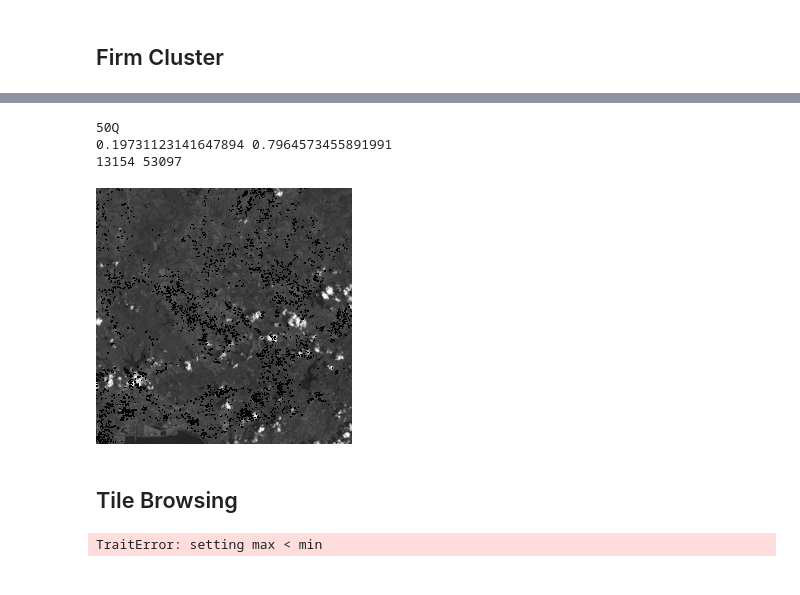
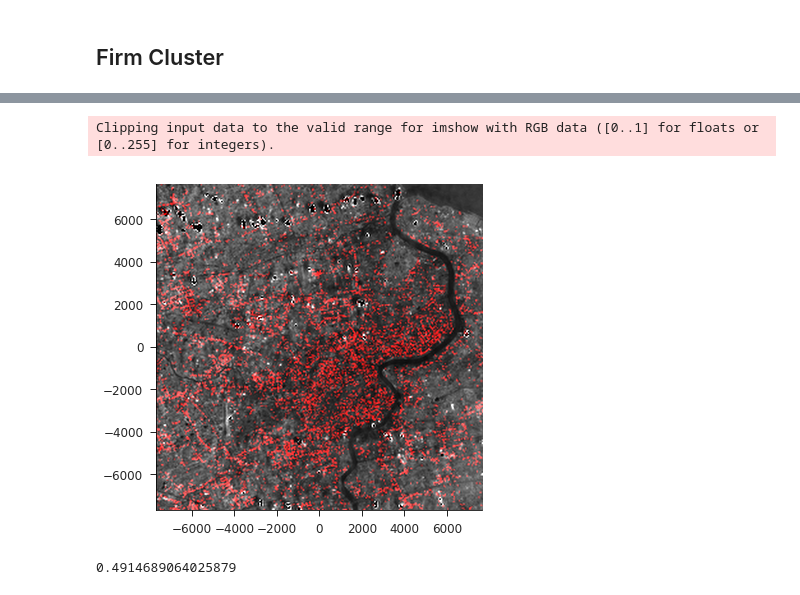
Before and after one commit to iamlemec/landsat, a Jupyter notebook: satellite.ipynb, the cells around one changed output, grey strips where cells are left out. Cells and saved outputs as stored; diff of their text form; code cells hidden in the pictures.

```diff
--- a/satellite.ipynb
+++ b/satellite.ipynb
@@ -144,8 +142,7 @@ coldefs = {
     'longitude': 'lon_bd09',
     'latitude': 'lat_bd09',
 }
-census = pd.read_csv('/home/doug/data/cluster/census/census_2004_geocode.csv', usecols=coldefs)
-census = census.rename(columns=coldefs)
+census = pd.read_csv('firms/census_2004_geocode.csv', usecols=coldefs).rename(columns=coldefs).dropna()
 census = census.dropna().drop_duplicates('id')
 census['id'] = census['id'].astype(np.int)
 # %%
@@ -163,34 +150,27 @@ ax.scatter([128], [128], c='r');
+# %%
+pixel = 15
+cmap = cm.jet
+# %%
+extent = lambda s: [-pixel*s/2, pixel*s/2, -pixel*s/2, pixel*s/2]
+decloud = lambda x, cut: np.choose(x<cut, [np.zeros_like(x), x])
+amp = lambda x, alpha: 255*((x-np.min(x))/(np.max(x)-np.min(x)))**alpha
 # %%
-fidx = 271272 # huawei
-# fidx = 601000
+# fidx = 271272 # huawei
+fidx = 1082781 # Shanghai Happy Vacuum Cleaner Factory
 rad, size = 1024, 256
+ext = extent(rad)
 finfo = census[census['id']==fidx].iloc[0]
 sat = location_tools.extract_satelite_tile(finfo['lon_bd09'], finfo['lat_bd09'], index, rad=rad, size=size, proj='bd-09')
 den = location_tools.extract_density_tile(finfo['lon_bd09'], finfo['lat_bd09'], rad=rad, size=size, proj='bd-09')
-dmask = Image.fromarray(255*(np.asarray(den)>0).astype(np.uint8))
-sat.paste(den, (0, 0), dmask)
-sat
+arr_sat, arr_den = np.asarray(sat), np.asarray(den)
+arr_sat, arr_den = 1.4*amp(decloud(arr_sat, 100), 3.5), amp(arr_den, 0.7)
+arr_mix = np.stack([arr_sat/255+2*arr_den/255, arr_sat/255, arr_sat/255], axis=2)
+fig, ax = plt.subplots(figsize=(6, 6))
+ax.imshow(arr_mix, interpolation='lanczos', extent=ext);
 # %% [output]
-50Q
-0.19731123141647894 0.7964573455891991
-13154 53097
+Clipping input data to the valid range for imshow with RGB data ([0..1] for floats or [0..255] for integers).
-[figure, old version]
+[figure, new version]
-# %% [markdown]
-## Tile Browsing
-# %%
-import glob
-import ipywidgets as widgets
-from ipywidgets import interactive
-rad = 512
-tiles = sorted(glob.glob('tiles/*.png'))
-def plot_tile(idx):
-    fname = tiles[idx]
-    tile = Image.open(fname)
-    plt.matshow(tile, cmap=cm.jet);
-    #ax.scatter([rad], [rad], c='r');
-interactive_plot = interactive(plot_tile, idx=widgets.IntSlider(min=0, max=len(tiles)-1, value=0));
-output = interactive_plot.children[-1]
-output.layout.height = '300px'
-interactive_plot
-# %% [output]
-TraitError: setting max < min
+# %%
+(blur<0).mean()
+# %% [output]
+0.4914689064025879
```
Also changed, not shown: parts of 9 cells of this notebook, 3 other files.
